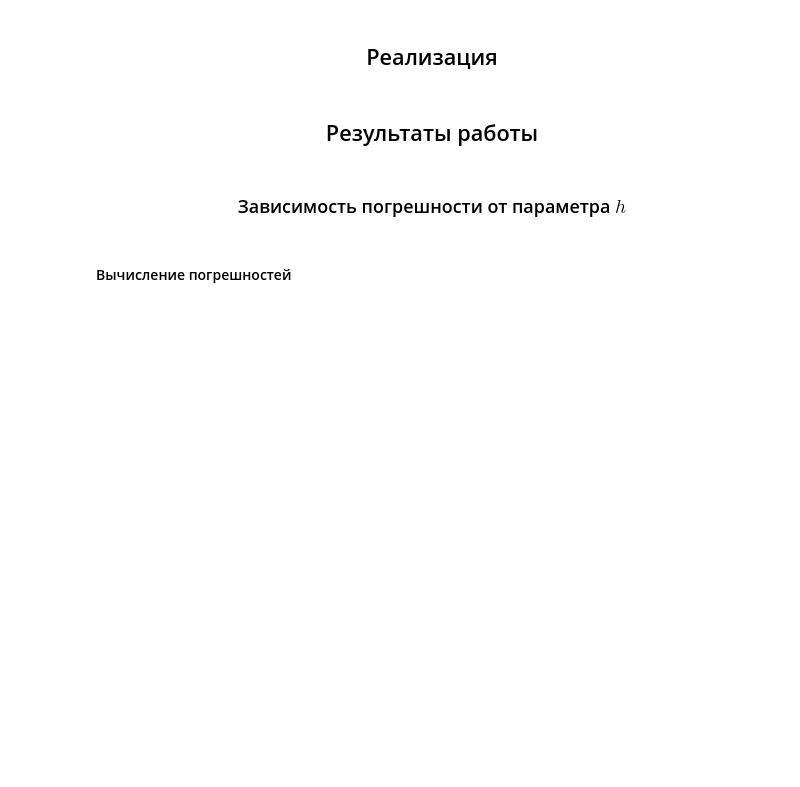
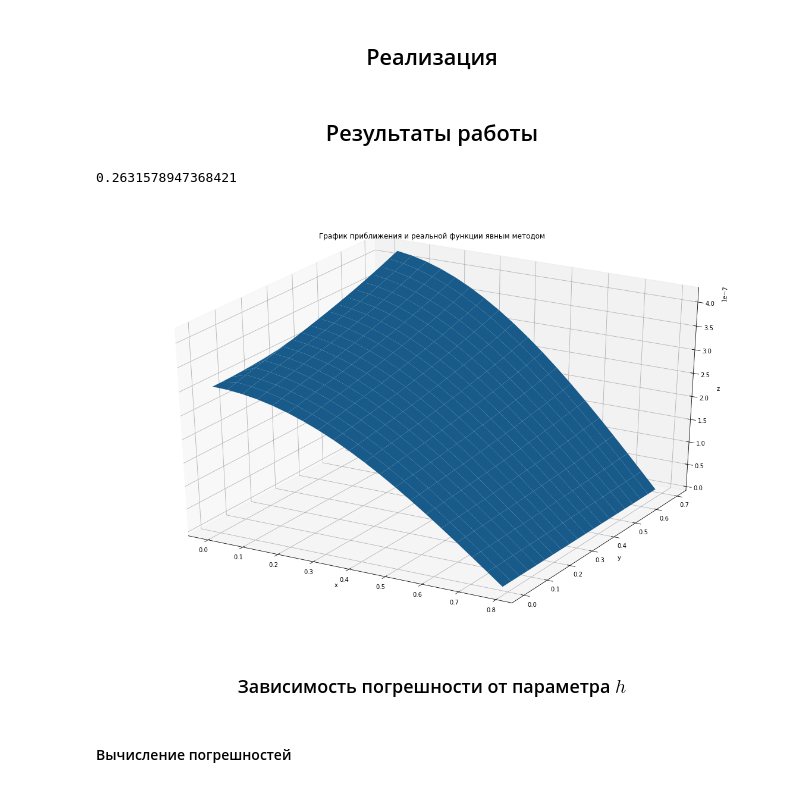
Before and after one commit to m-bronnikov/NumericalMethods, a Jupyter notebook: lab8/task.ipynb, the cells around one changed output. Cells and saved outputs as stored; diff of their text form; code cells hidden in the pictures; blank space fills up the shorter version.

```diff
--- a/lab8/task.ipynb
+++ b/lab8/task.ipynb
@@ -360,3 +368,11 @@ class Schema:
         return X, Y, taus, ans
 # %% [markdown]
 <h2><center> Результаты работы </center></h2>
+# %%
+schm = Schema(order2nd=False)
+
+X, Y, T, Z = schm(K = 100)
+# %%
+schm.tau
+# %% [output]
+0.2631578947368421
@@ -362,0 +400,13 @@ class Schema:
+# %%
+def plot_by_time(X, Y, j, T, Z):
+    t = T[j]
+    z = Z[j]
+    fig = plt.figure(num=1, figsize=(20, 13), clear=True)
+    ax = fig.add_subplot(1, 1, 1, projection='3d')
+    ax.plot_surface(np.array(X), np.array(Y), np.array(z))
+    #ax.plot_wireframe(*real_z_by_time(0, math.pi/4, 0, math.log(2), t, u), color="green")
+    ax.set(xlabel='x', ylabel='y', zlabel='z', title='График приближения и реальной функции явным методом')
+# %%
+plot_by_time(X, Y, 99, T, Z)
+# %% [output]
+[figure, added]
```
Also changed, not shown: parts of 5 cells of this notebook, 2 other files.
